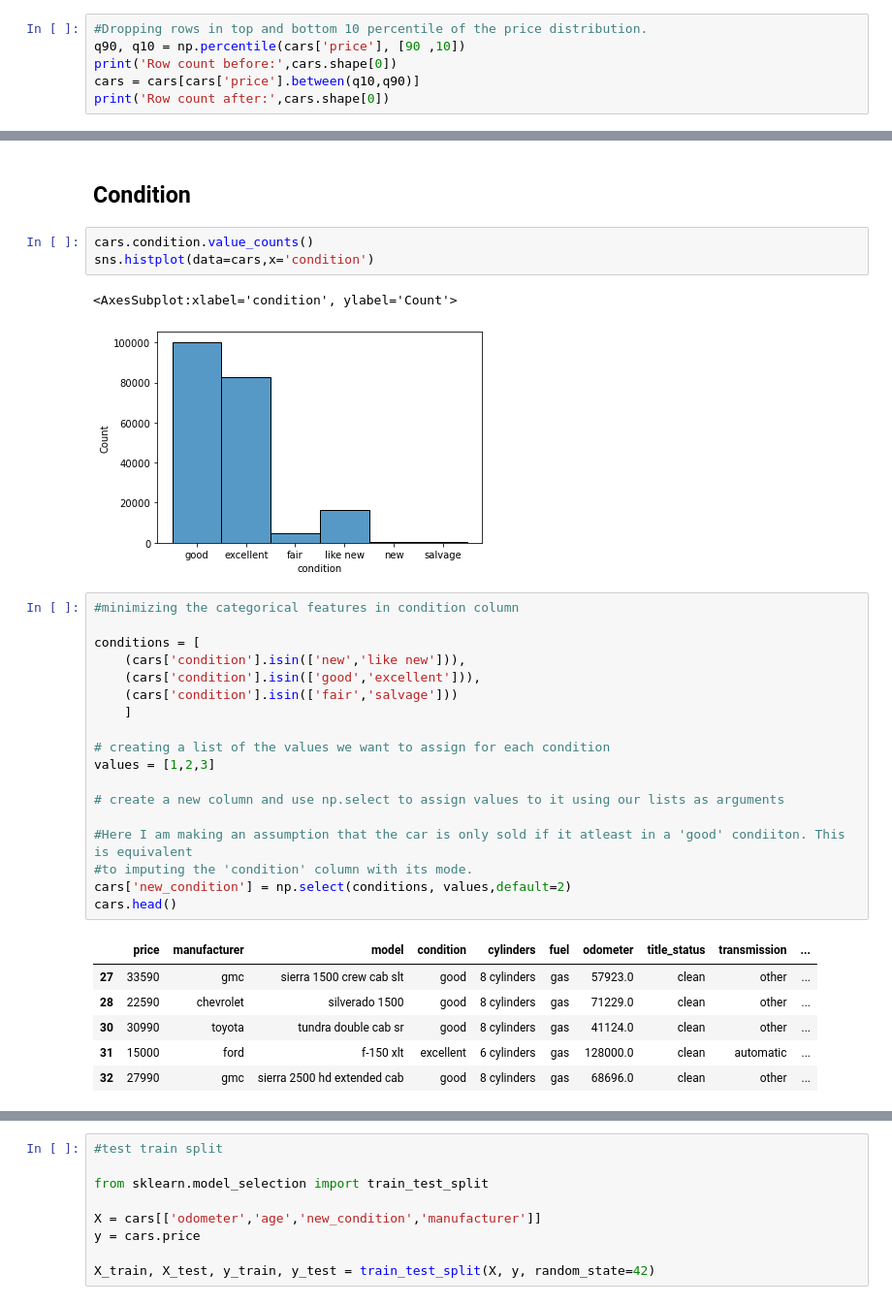
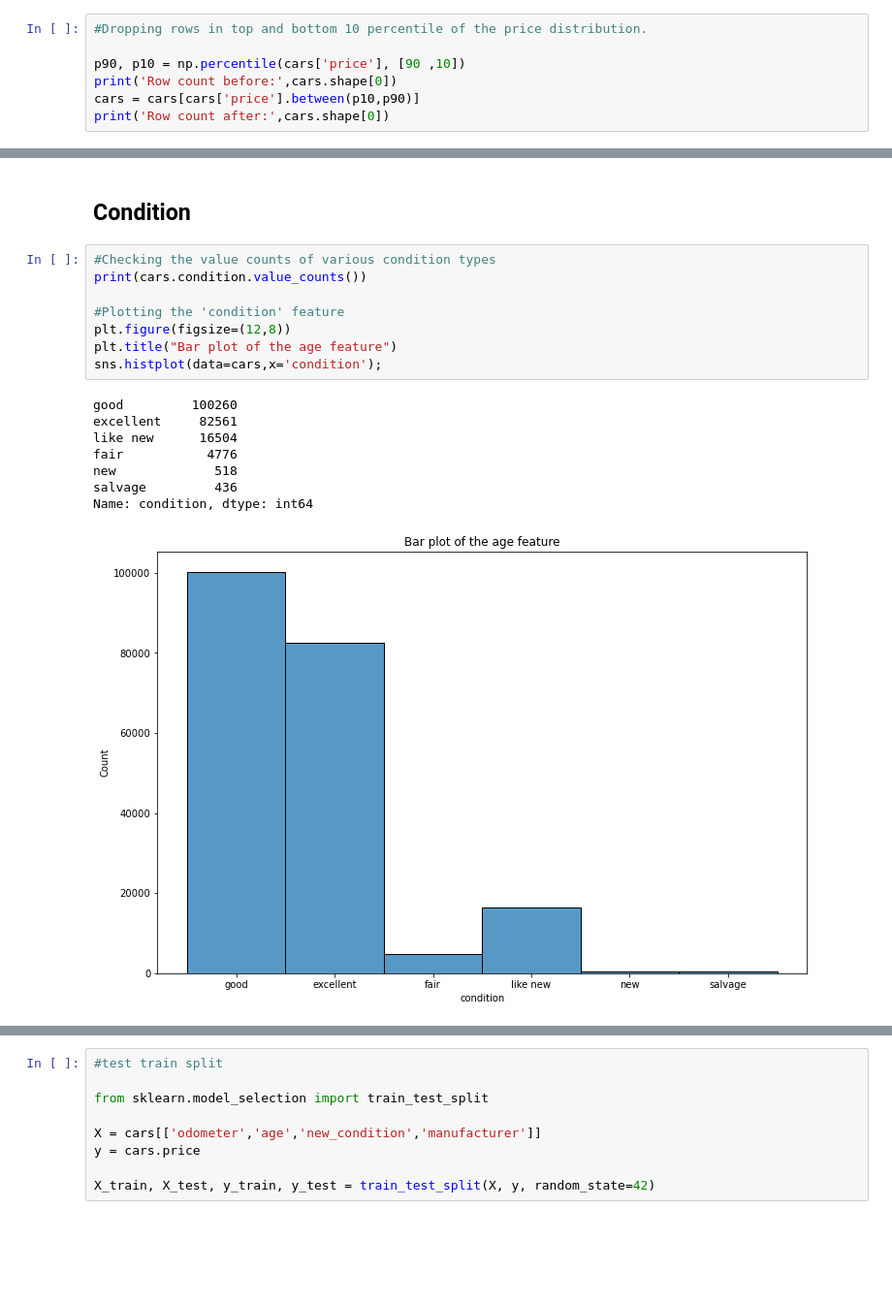
Before and after one commit to nikhilkr31/used-cars-price-prediction, a Jupyter notebook: Vehicles.ipynb, the cells around one changed output, grey strips where cells are left out. Shown: that part at 97% size. Cells and saved outputs as stored; diff of their text form; blank space fills up the shorter version.

```diff
--- a/Vehicles.ipynb
+++ b/Vehicles.ipynb
@@ -83,9 +160,10 @@ Name: price, Length: 15655, dtype: int64
 The prices of the cars in our dataset are heavily skewed. Removing the top and bottom 10 percentile of the data to remove the outliers. These are arbitrary values and can be adjusted based on the performance of the model.
 # %%
 #Dropping rows in top and bottom 10 percentile of the price distribution.
-q90, q10 = np.percentile(cars['price'], [90 ,10])
+
+p90, p10 = np.percentile(cars['price'], [90 ,10])
 print('Row count before:',cars.shape[0])
-cars = cars[cars['price'].between(q10,q90)]
+cars = cars[cars['price'].between(p10,p90)]
 print('Row count after:',cars.shape[0])
 # %% [output]
 Row count before: 426880
@@ -157,33 +241,19 @@ sns.distplot(cars.age);
 # %% [markdown]
 ## Condition
 # %%
-cars.condition.value_counts()
-sns.histplot(data=cars,x='condition')
+#Checking the value counts of various condition types
+print(cars.condition.value_counts())
+
+#Plotting the 'condition' feature
+plt.figure(figsize=(12,8))
+plt.title("Bar plot of the age feature")
+sns.histplot(data=cars,x='condition');
 # %% [output]
-<AxesSubplot:xlabel='condition', ylabel='Count'>
+good         100260
+excellent     82561
+like new      16504
+fair           4776
+new             518
+salvage         436
+Name: condition, dtype: int64
-[figure, old version]
+[figure, new version]
-# %%
-#minimizing the categorical features in condition column
-
-conditions = [
-    (cars['condition'].isin(['new','like new'])),
-    (cars['condition'].isin(['good','excellent'])),
-    (cars['condition'].isin(['fair','salvage']))
-    ]
-
-# creating a list of the values we want to assign for each condition
-values = [1,2,3]
-
-# create a new column and use np.select to assign values to it using our lists as arguments
-
-#Here I am making an assumption that the car is only sold if it atleast in a 'good' condiiton. This is equivalent
-#to imputing the 'condition' column with its mode.
-cars['new_condition'] = np.select(conditions, values,default=2)
-cars.head()
-# %% [output]
-|  | price | manufacturer | model | condition | cylinders | fuel | odometer | title_status | transmission | ... |
-| 27 | 33590 | gmc | sierra 1500 crew cab slt | good | 8 cylinders | gas | 57923.0 | clean | other | ... |
-| 28 | 22590 | chevrolet | silverado 1500 | good | 8 cylinders | gas | 71229.0 | clean | other | ... |
-| 30 | 30990 | toyota | tundra double cab sr | good | 8 cylinders | gas | 41124.0 | clean | other | ... |
-| 31 | 15000 | ford | f-150 xlt | excellent | 6 cylinders | gas | 128000.0 | clean | automatic | ... |
-| 32 | 27990 | gmc | sierra 2500 hd extended cab | good | 8 cylinders | gas | 68696.0 | clean | other | ... |
```
Also changed, not shown: parts of 47 cells of this notebook, 1 other file.
